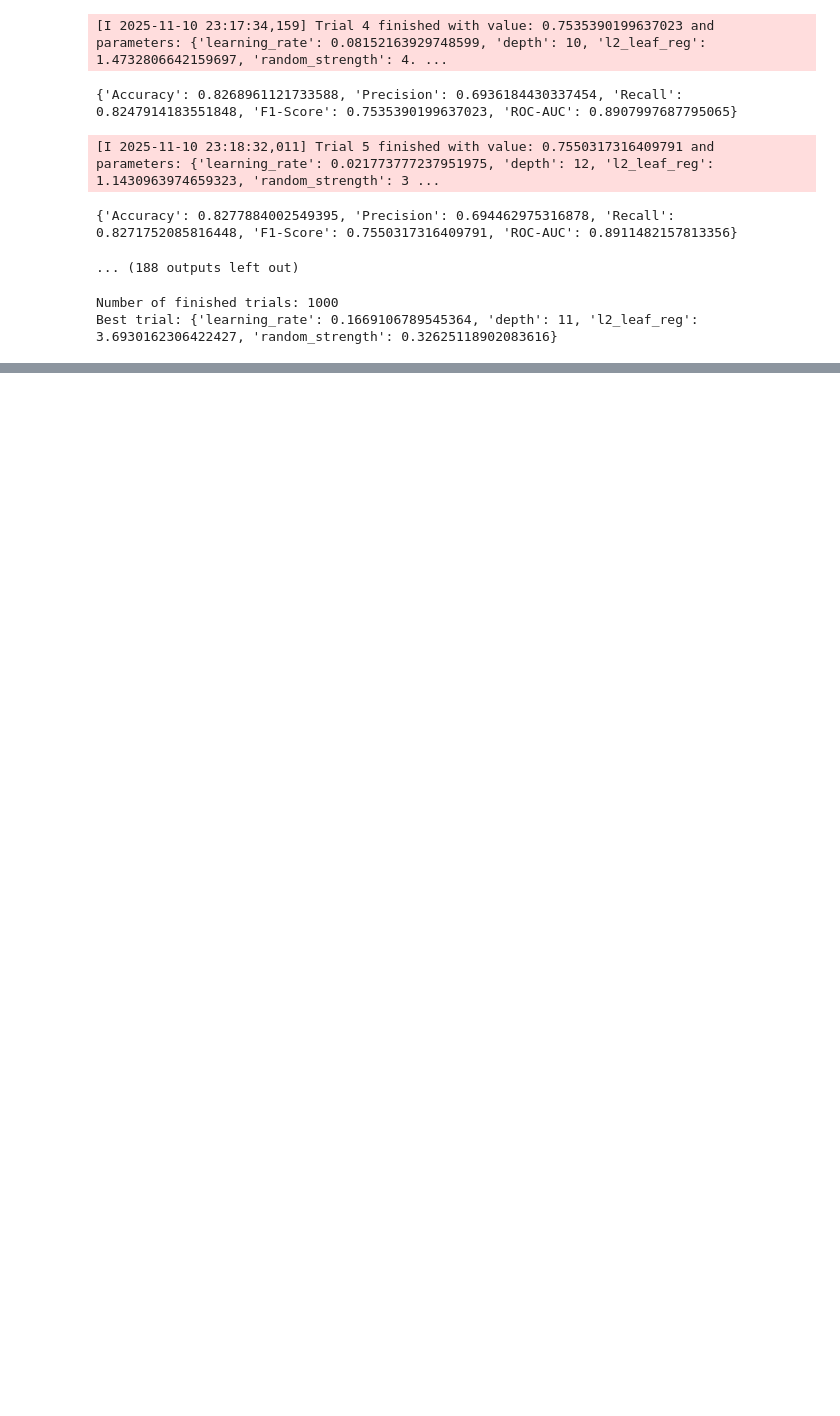
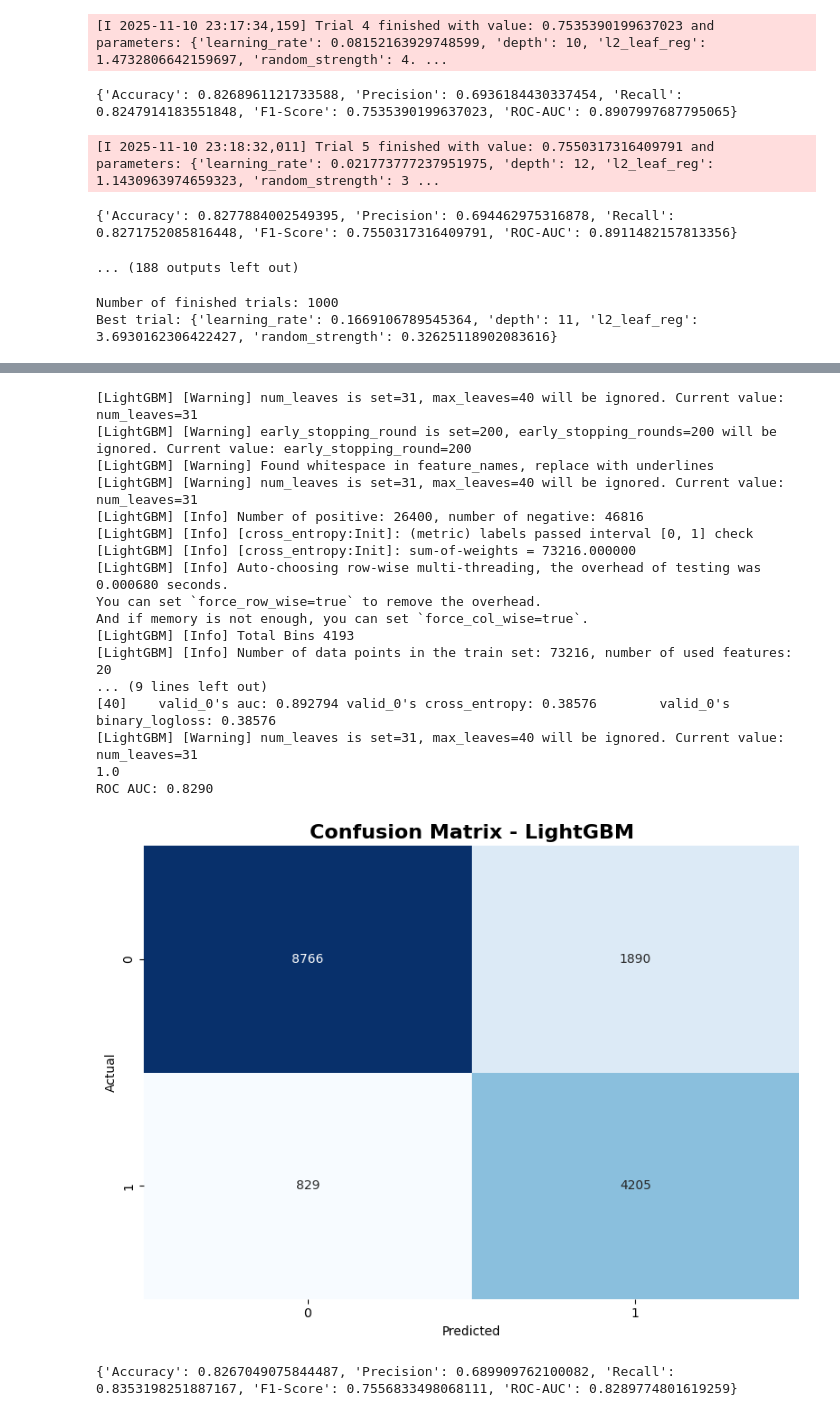
Before and after one commit to ArmJav/callcentermodel, a Jupyter notebook: prepocessing_fit.ipynb, the cells around one changed output, grey strips where cells are left out. Saved outputs shown, nothing was run; the diff lists cells and outputs as text; code cells hidden in the pictures; blank space fills up the shorter version.

```diff
--- a/prepocessing_fit.ipynb
+++ b/prepocessing_fit.ipynb
@@ -906,0 +987,22 @@ MetricVisualizer(layout=Layout(align_self='stretch', height='500px'))
+# %%
+model_lgbm_umap = lightgbm_train_model(train_umap, val_umap, test_umap, features_umap, params_lgbm)
+# %% [output]
+[LightGBM] [Warning] num_leaves is set=31, max_leaves=40 will be ignored. Current value: num_leaves=31
+[LightGBM] [Warning] early_stopping_round is set=200, early_stopping_rounds=200 will be ignored. Current value: early_stopping_round=200
+[LightGBM] [Warning] Found whitespace in feature_names, replace with underlines
+[LightGBM] [Warning] num_leaves is set=31, max_leaves=40 will be ignored. Current value: num_leaves=31
+[LightGBM] [Info] Number of positive: 26400, number of negative: 46816
+[LightGBM] [Info] [cross_entropy:Init]: (metric) labels passed interval [0, 1] check
+[LightGBM] [Info] [cross_entropy:Init]: sum-of-weights = 73216.000000
+[LightGBM] [Info] Auto-choosing row-wise multi-threading, the overhead of testing was 0.000680 seconds.
+You can set `force_row_wise=true` to remove the overhead.
+And if memory is not enough, you can set `force_col_wise=true`.
+[LightGBM] [Info] Total Bins 4193
+[LightGBM] [Info] Number of data points in the train set: 73216, number of used features: 20
+... (9 lines left out)
+[40]    valid_0's auc: 0.892794 valid_0's cross_entropy: 0.38576        valid_0's binary_logloss: 0.38576
+[LightGBM] [Warning] num_leaves is set=31, max_leaves=40 will be ignored. Current value: num_leaves=31
+1.0
+ROC AUC: 0.8290
+[figure, added]
+{'Accuracy': 0.8267049075844487, 'Precision': 0.689909762100082, 'Recall': 0.8353198251887167, 'F1-Score': 0.7556833498068111, 'ROC-AUC': 0.8289774801619259}
```
Also changed, not shown: parts of 8 cells of this notebook.
